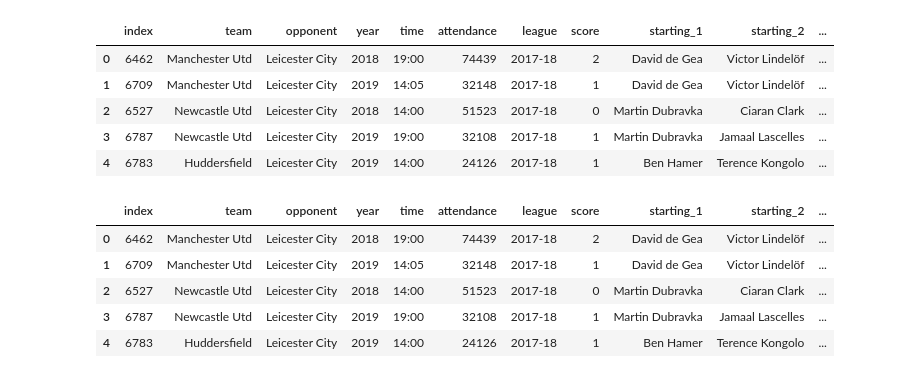
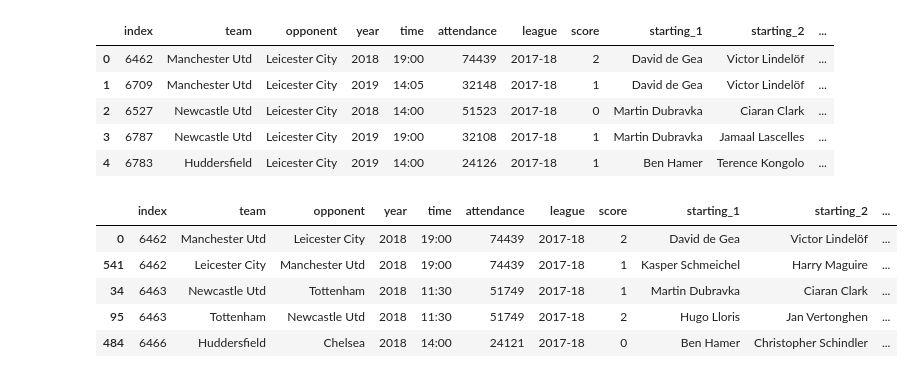
Before and after one commit to OliverSavolainen/IDS2021_D9, a Jupyter notebook: D9/IDS2021_D9.ipynb, the cells around one changed output. Drawn from its saved outputs; the diff is of its cells as text; code cells hidden in the pictures.

```diff
--- a/D9/IDS2021_D9.ipynb
+++ b/D9/IDS2021_D9.ipynb
@@ -126,3 +126,4 @@ def toDatetime(x):
 
 matches["datetime"] = matches[["time","year","day","month"]].apply(toDatetime, axis=1)
 matches.drop(["time","year","day","month"], axis=1)
+matches.sort_values("datetime", ascending=True,inplace=True)
@@ -397,38 +384,38 @@ final.loc[((final.starting_1 == final["Goalkeeper"]) | (final.starting_2 == fina
            (final.starting_5 == final["Goalkeeper"]) | (final.starting_6 == final["Goalkeeper"]) |
            (final.starting_7 == final["Goalkeeper"]) | (final.starting_8 == final["Goalkeeper"]) |
            (final.starting_9 == final["Goalkeeper"]) | (final.starting_10 == final["Goalkeeper"]) |
            (final.starting_11 == final["Goalkeeper"])), "Goalkeeper playing"] = 1
 final.loc[(final["Goalkeeper playing"] != 1), "Goalkeeper playing"] = 0
 
 #is opponent goalkeeper playing
 final.loc[((final.opp_starting_1 == final["opp_Goalkeeper"]) | (final.opp_starting_2 == final["opp_Goalkeeper"]) |
            (final.opp_starting_3 == final["opp_Goalkeeper"]) | (final.opp_starting_4 == final["opp_Goalkeeper"]) |
            (final.opp_starting_5 == final["opp_Goalkeeper"]) | (final.opp_starting_6 == final["opp_Goalkeeper"]) |
            (final.opp_starting_7 == final["opp_Goalkeeper"]) | (final.opp_starting_8 == final["opp_Goalkeeper"]) |
            (final.opp_starting_9 == final["opp_Goalkeeper"]) | (final.opp_starting_10 == final["opp_Goalkeeper"]) |
            (final.opp_starting_11 == final["opp_Goalkeeper"])), "opp_Goalkeeper playing"] = 1
 final.loc[(final["opp_Goalkeeper playing"] != 1), "opp_Goalkeeper playing"] = 0
 
 
 #converting to int
 final["Top Scorer playing"] = final["Top Scorer playing"].astype(int)
 final["opp_Top Scorer playing"] = final["opp_Top Scorer playing"].astype(int)
 final["Best Player playing"] = final["Best Player playing"].astype(int)
 final["opp_Best Player playing"] = final["opp_Best Player playing"].astype(int)
 final["Goalkeeper playing"] = final["Goalkeeper playing"].astype(int)
 final["opp_Goalkeeper playing"] = final["opp_Goalkeeper playing"].astype(int)
 
 final = final.drop(["Top Scorer", "Best Player", "Goalkeeper", "opp_Best Player", "opp_Goalkeeper", "opp_Top Scorer"], axis=1)
-
+final.sort_values("index", ascending=True,inplace=True)
 
 display(final.head())
 # %% [output]
 |  | index | team | opponent | year | time | attendance | league | score | starting_1 | starting_2 | ... |
 | 0 | 6462 | Manchester Utd | Leicester City | 2018 | 19:00 | 74439 | 2017-18 | 2 | David de Gea | Victor Lindelöf | ... |
-| 1 | 6709 | Manchester Utd | Leicester City | 2019 | 14:05 | 32148 | 2017-18 | 1 | David de Gea | Victor Lindelöf | ... |
-| 2 | 6527 | Newcastle Utd | Leicester City | 2018 | 14:00 | 51523 | 2017-18 | 0 | Martin Dubravka | Ciaran Clark | ... |
-| 3 | 6787 | Newcastle Utd | Leicester City | 2019 | 19:00 | 32108 | 2017-18 | 1 | Martin Dubravka | Jamaal Lascelles | ... |
-| 4 | 6783 | Huddersfield | Leicester City | 2019 | 14:00 | 24126 | 2017-18 | 1 | Ben Hamer | Terence Kongolo | ... |
+| 541 | 6462 | Leicester City | Manchester Utd | 2018 | 19:00 | 74439 | 2017-18 | 1 | Kasper Schmeichel | Harry Maguire | ... |
+| 34 | 6463 | Newcastle Utd | Tottenham | 2018 | 11:30 | 51749 | 2017-18 | 1 | Martin Dubravka | Ciaran Clark | ... |
+| 95 | 6463 | Tottenham | Newcastle Utd | 2018 | 11:30 | 51749 | 2017-18 | 2 | Hugo Lloris | Jan Vertonghen | ... |
+| 484 | 6466 | Huddersfield | Chelsea | 2018 | 14:00 | 24121 | 2017-18 | 0 | Ben Hamer | Christopher Schindler | ... |
 # %%
 from sklearn.linear_model import LinearRegression
 from sklearn.model_selection import train_test_split
```
Also changed, not shown: parts of 20 cells of this notebook, 4 other files.
